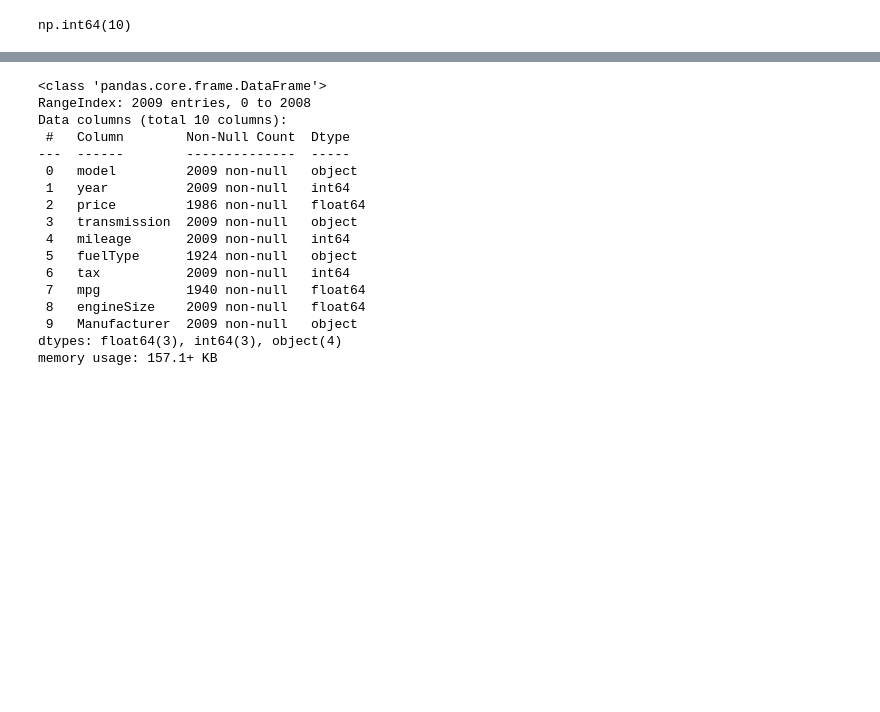
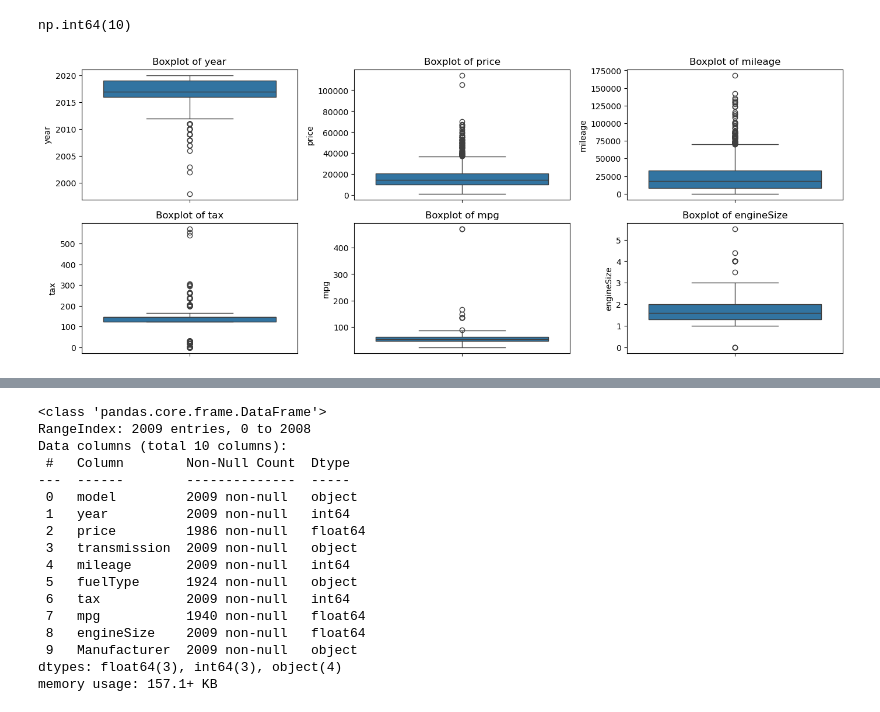
Before and after one commit to devmohass/Car_Price_Prediction, a Jupyter notebook: NoteBook/car_price_prediction.ipynb, the cells around one changed output, grey strips where cells are left out. Cells and saved outputs as stored; diff of their text form; code cells hidden in the pictures; blank space fills up the shorter version.

```diff
--- a/NoteBook/car_price_prediction.ipynb
+++ b/NoteBook/car_price_prediction.ipynb
@@ -77,3 +86,15 @@ df = pd.concat([df, duplicates], ignore_index=True)
 df.duplicated().sum()
 # %% [output]
 np.int64(10)
+# %%
+# Boxplot chart for numeric columns
+plt.figure(figsize=(14, 8))
+for i, col in enumerate(num_cols, 1):
+    plt.subplot(3, 3, i)
+    sns.boxplot(data=df, y=col)
+    plt.title(f"Boxplot of {col}")
+plt.tight_layout()
+plt.savefig("../plots/numeric Boxplot",dpi=300)
+plt.show()
+# %% [output]
+[figure, added]
```
Also changed, not shown: parts of 8 cells of this notebook, 13 other files.
